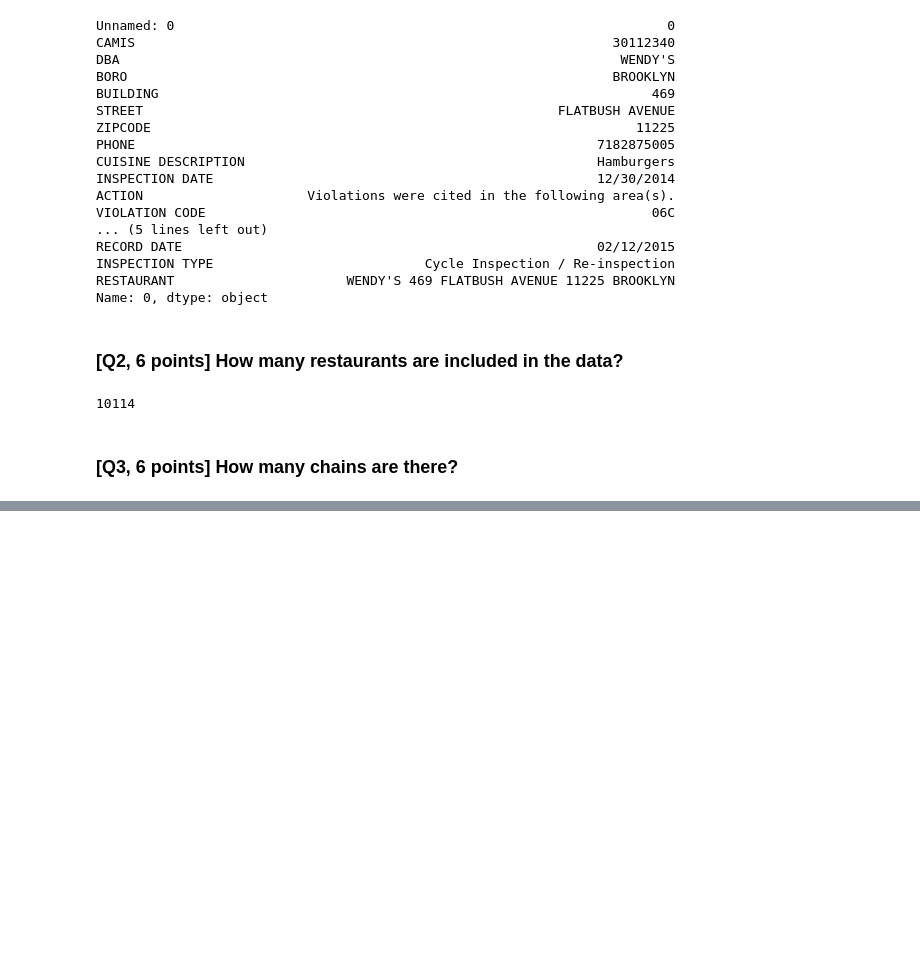
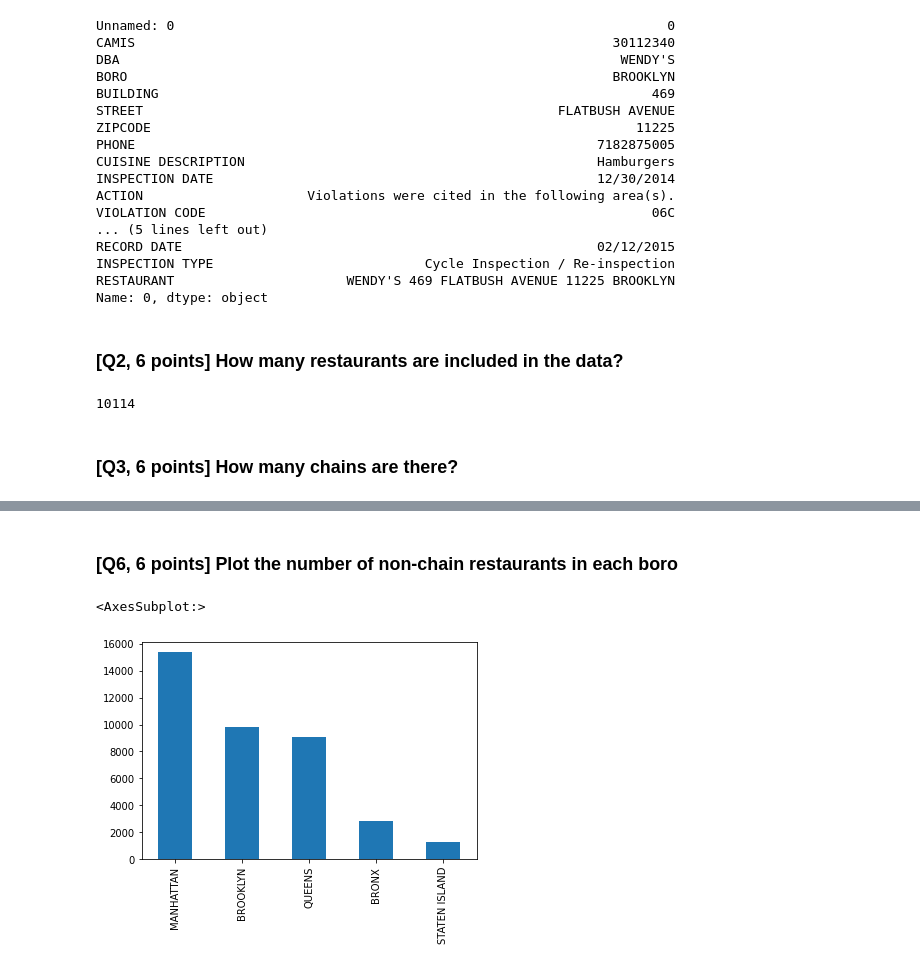
Before and after one commit to averyshepherd/MISs381N-hw2, a Jupyter notebook: HW2.ipynb, the cells around one changed output, grey strips where cells are left out. Cells and saved outputs as stored; diff of their text form; code cells hidden in the pictures; blank space fills up the shorter version.

```diff
--- a/HW2.ipynb
+++ b/HW2.ipynb
@@ -66,0 +82,14 @@ TypeError: '>' not supported between instances of 'DataFrameGroupBy' and 'int'
+# %% [markdown]
+### [Q6, 6 points] Plot the number of non-chain restaurants in each boro
+# %%
+mask = (df[['DBA','RESTAURANT']].drop_duplicates()['DBA'].value_counts() == 1)
+
+non_chains = df[['DBA','RESTAURANT']].drop_duplicates()['DBA'].value_counts()[mask]
+
+mask = (df['BORO'] == 'Missing')
+df.loc[mask, 'BORO'] = np.nan
+
+df[df['DBA'].isin(non_chains.keys())]['BORO'].value_counts().plot(kind = 'bar')
+# %% [output]
+<AxesSubplot:>
+[figure, added]
```
Also changed, not shown: parts of 15 cells of this notebook.
